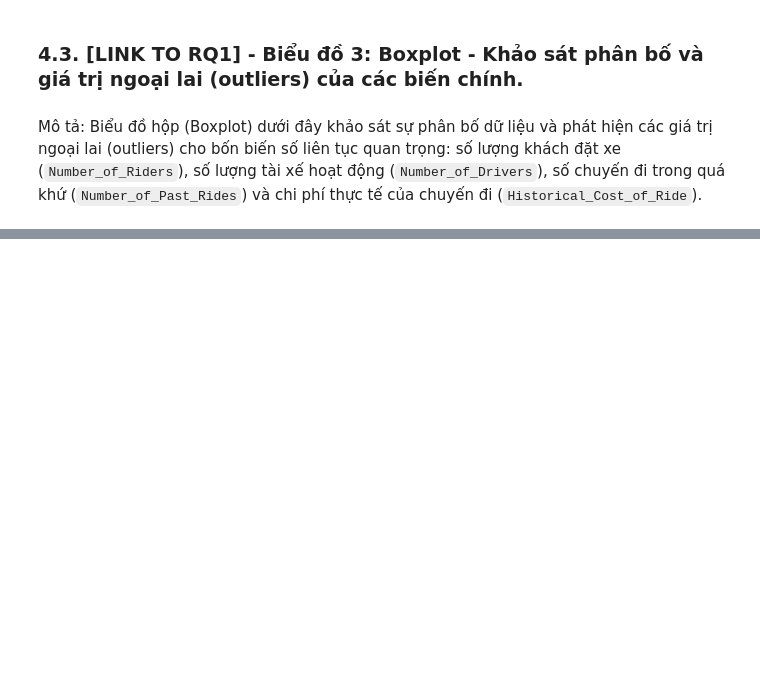
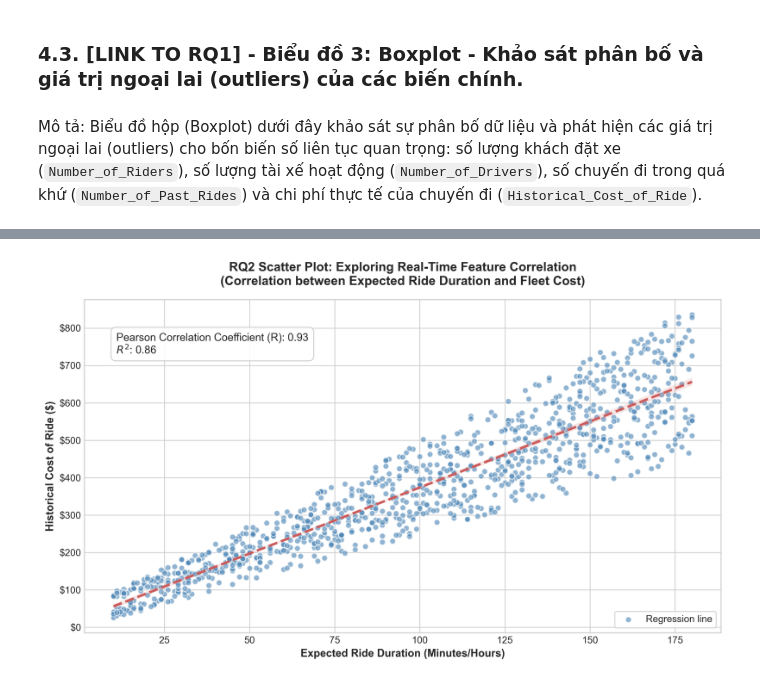
Before and after one commit to trietnguyen2611/AI2008---Group-7---Python-Notebook, a Jupyter notebook: Group_7_AI_Driven_Dynamic_Pricing_in_Freight_&_Shipping_Logistics.ipynb, the cells around one changed output, grey strips where cells are left out. Cells and saved outputs as stored; diff of their text form; code cells hidden in the pictures; blank space fills up the shorter version.

```diff
--- a/Group_7_AI_Driven_Dynamic_Pricing_in_Freight_&_Shipping_Logistics.ipynb
+++ b/Group_7_AI_Driven_Dynamic_Pricing_in_Freight_&_Shipping_Logistics.ipynb
@@ -774,0 +779,70 @@ print('📊 INSIGHT 2: Biến Number_of_Drivers ghi nhận một số giá trị
+# %%
+import matplotlib.pyplot as plt
+import numpy as np
+import pandas as pd
+import seaborn as sns
+from scipy.stats import pearsonr
+
+# 1. Kết nối database và lấy dữ liệu sạch
+conn = sqlite3.connect('freight_pricing_research.db')
+df = pd.read_sql_query("SELECT * FROM freight_pricing", conn)
+conn.close()
+
+# 2. Định nghĩa các biến số học cho biểu đồ (Dựa trên cấu trúc file CSV thực tế)
+x_var = "Expected_Ride_Duration"  # Thời gian chuyến đi dự kiến
+y_var = "Historical_Cost_of_Ride"  # Giá cước (hoặc đổi thành Dynamic_Pricing_Rate nếu có cột này)
+
+# Khởi tạo khung vẽ biểu đồ với độ phân giải cao (DPI 120 cho slide sắc nét)
+plt.figure(figsize=(10, 6), dpi=300)
+plt.style.use("seaborn-v0_8-whitegrid" if "seaborn-v0_8-whitegrid" in plt.style.available else "default")
+
+# 3. Tính toán các chỉ số thống kê học thuật (Pearson R & R-squared)
+r_value, _ = pearsonr(df[x_var], df[y_var])
+r_squared = r_value**2
+
+# 4. Vẽ các điểm dữ liệu (Scatter Plot) và đường hồi quy (Regression Line)
+# - scatter_kws: Định dạng cho các chấm tròn (màu sắc, độ trong suốt alpha để thấy mật độ dữ liệu)
+# - line_kws: Định dạng đường xu hướng (màu đỏ, nét đứt '---', độ dày line)
+sns.regplot(
+    data=df,
+    x=x_var,
+    y=y_var,
+    scatter_kws={"alpha": 0.6, "color": "#4682B4", "edgecolors": "w", "s": 35},
+    line_kws={"color": "#CD5C5C", "linestyle": "--", "linewidth": 2.5},
+    label="Regression line",
+)
+
+# 5. Chèn hộp thông tin chỉ số thống kê toán học lên góc trên bên trái biểu đồ
+stats_text = f"Pearson Correlation Coefficient (R): {r_value:.2f}\n$R^2$: {r_squared:.2f}"
+plt.gca().text(
+    0.05,
+    0.90,
+    stats_text,
+    transform=plt.gca().transAxes,
+    fontsize=11,
+    verticalalignment="top",
+    bbox=dict(boxstyle="round,pad=0.5", facecolor="white", edgecolor="0.8", alpha=0.9),
+)
+
+# 6. Cấu hình tiêu đề và nhãn trục chuẩn hóa ngôn ngữ báo cáo khoa học
+plt.title(
+    "RQ2 Scatter Plot: Exploring Real-Time Feature Correlation\n(Correlation between Expected Ride Duration and Fleet Cost)",
+    fontsize=13,
+    fontweight="bold",
+    pad=15,
+)
+plt.xlabel("Expected Ride Duration (Minutes/Hours)", fontsize=11, fontweight="bold")
+plt.ylabel("Historical Cost of Ride ($)", fontsize=11, fontweight="bold")
+
+# Định dạng hiển thị tiền tệ ($) trên trục tung cho chuyên nghiệp
+plt.gca().yaxis.set_major_formatter(plt.FuncFormatter(lambda x, p: f"${int(x):,}"))
+
+# Thêm chú thích (Legend) và tối ưu bố cục khoảng cách biên
+plt.legend(loc="lower right", frameon=True)
+plt.tight_layout()
+
+# 7. Lưu biểu đồ ra file ảnh chất lượng cao để dán vào Slide Presentation
+plt.savefig("charts_img/44_rq2_scatter_plot_correlation.png", bbox_inches="tight")
+plt.show()
+# %% [output]
+[figure, added]
```
Also changed, not shown: parts of 7 cells of this notebook, 7 other files.
